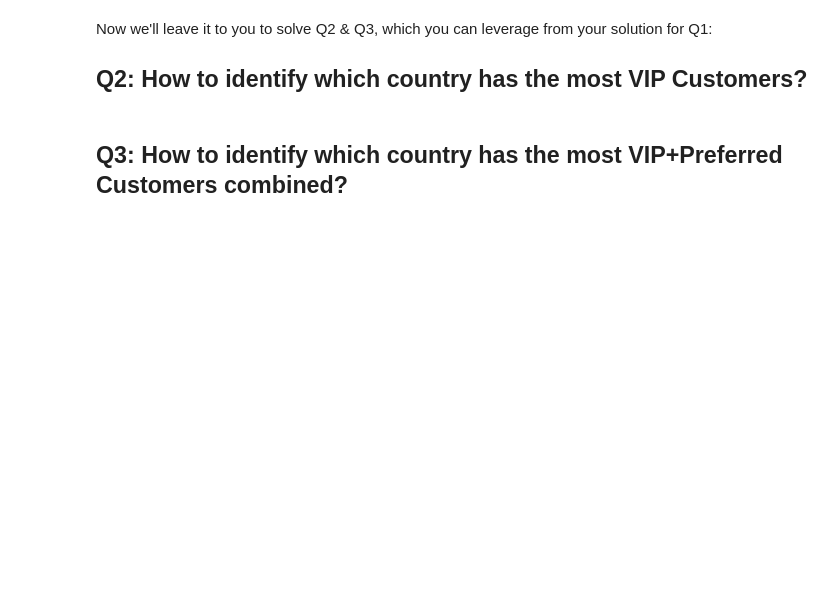
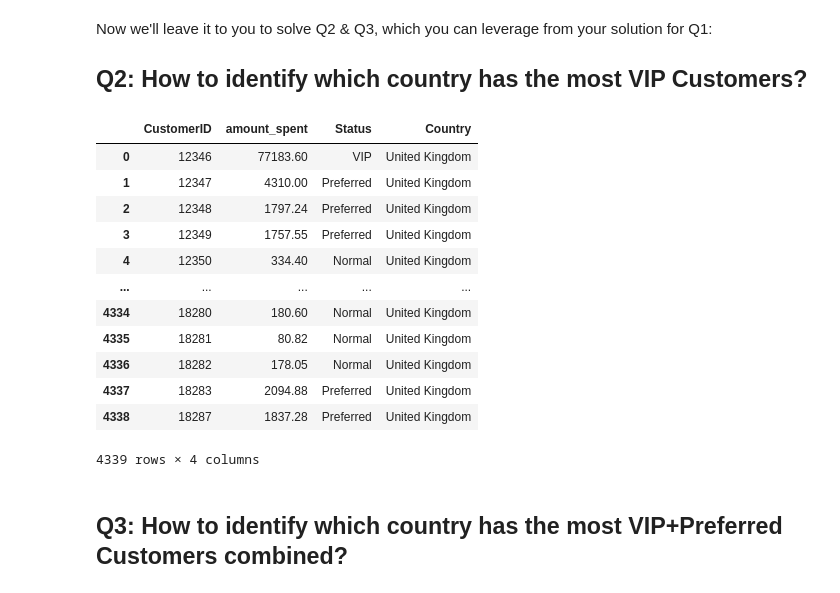
Before and after one commit to Ironhack-Data-Madrid-Octubre-2023/2.3-lab_df_calculation_and_transformation, a Jupyter notebook: your-code/challenge-3.ipynb, the cells around one changed output. Saved outputs shown, nothing was run; the diff lists cells and outputs as text; code cells hidden in the pictures; blank space fills up the shorter version.

```diff
--- a/your-code/challenge-3.ipynb
+++ b/your-code/challenge-3.ipynb
@@ -38,3 +60,6 @@ We break down the main problem into several sub problems:
 Now in the workspace below, tackle each of the sub problems using the iterative problem solving workflow. Insert cells as necessary to write your codes and explain your steps.
 # %%
 # your code here
+# %%
+customer_spending = orders.groupby('CustomerID')['amount_spent'].sum().reset_index()
+customer_spending
@@ -40,0 +80,4 @@ Now in the workspace below, tackle each of the sub problems using the iterative
+# %%
+per95 = np.percentile(customer_spending["amount_spent"], 95)
+per75 = np.percentile(customer_spending["amount_spent"], 75)
+per95,per75
@@ -40,0 +86,6 @@ Now in the workspace below, tackle each of the sub problems using the iterative
+# %%
+# quiero sacar los clientes que estan en el percentil 95 y 75 y crear una nueva columna que se llame "Status"
+
+customer_spending["Status"] = np.where(customer_spending["amount_spent"] >= per95, "VIP", np.where(customer_spending["amount_spent"] >= per75, "Preferred", "Normal"))
+
+customer_spending
@@ -44,5 +109,27 @@ Now we'll leave it to you to solve Q2 & Q3, which you can leverage from your sol
 ## Q2: How to identify which country has the most VIP Customers?
 # %%
 # your code here
+# %%
+# Voy añadir la columna de pais a la tabla customer_spending
+
+customer_spending["Country"] = orders["Country"]
+
+customer_spending
+
+# "United Kingdom" es el unico pais que tiene clientes VIP
+# %% [output]
+|  | CustomerID | amount_spent | Status | Country |
+| 0 | 12346 | 77183.60 | VIP | United Kingdom |
+| 1 | 12347 | 4310.00 | Preferred | United Kingdom |
+| 2 | 12348 | 1797.24 | Preferred | United Kingdom |
+| 3 | 12349 | 1757.55 | Preferred | United Kingdom |
+| 4 | 12350 | 334.40 | Normal | United Kingdom |
+| ... | ... | ... | ... | ... |
+| 4334 | 18280 | 180.60 | Normal | United Kingdom |
+| 4335 | 18281 | 80.82 | Normal | United Kingdom |
+| 4336 | 18282 | 178.05 | Normal | United Kingdom |
+| 4337 | 18283 | 2094.88 | Preferred | United Kingdom |
+| 4338 | 18287 | 1837.28 | Preferred | United Kingdom |
+4339 rows × 4 columns
 # %% [markdown]
 ## Q3: How to identify which country has the most VIP+Preferred Customers combined?
```
Also changed, not shown: parts of 8 cells of this notebook, 1 other file.
